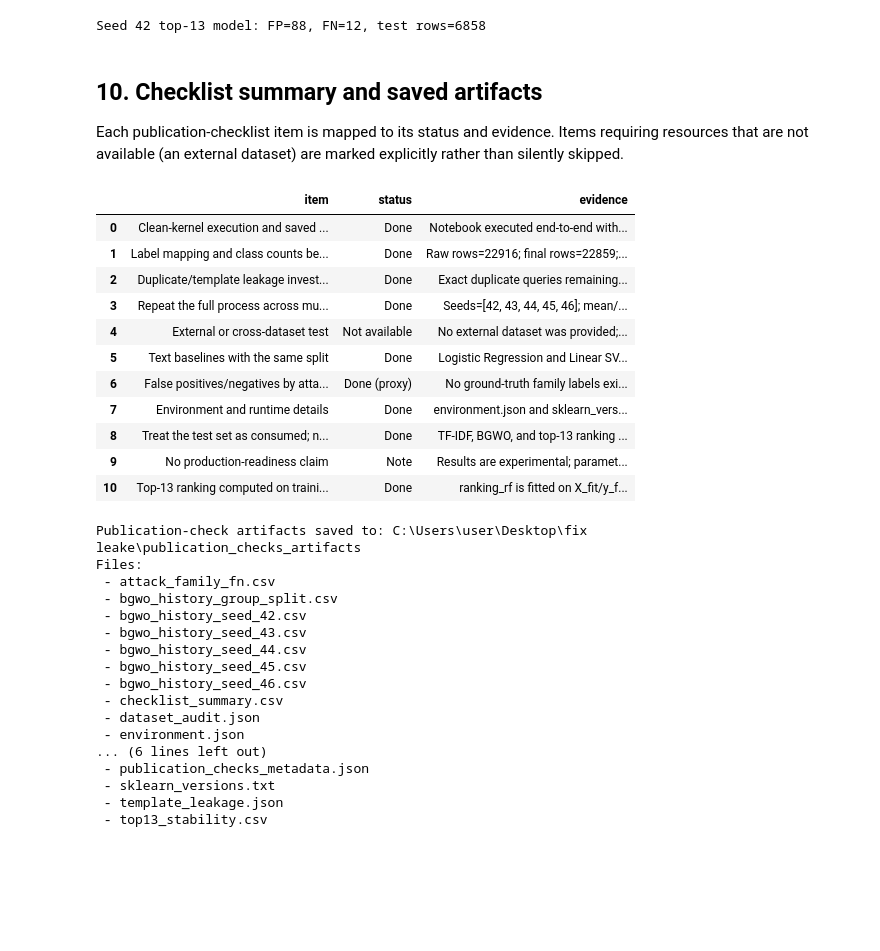
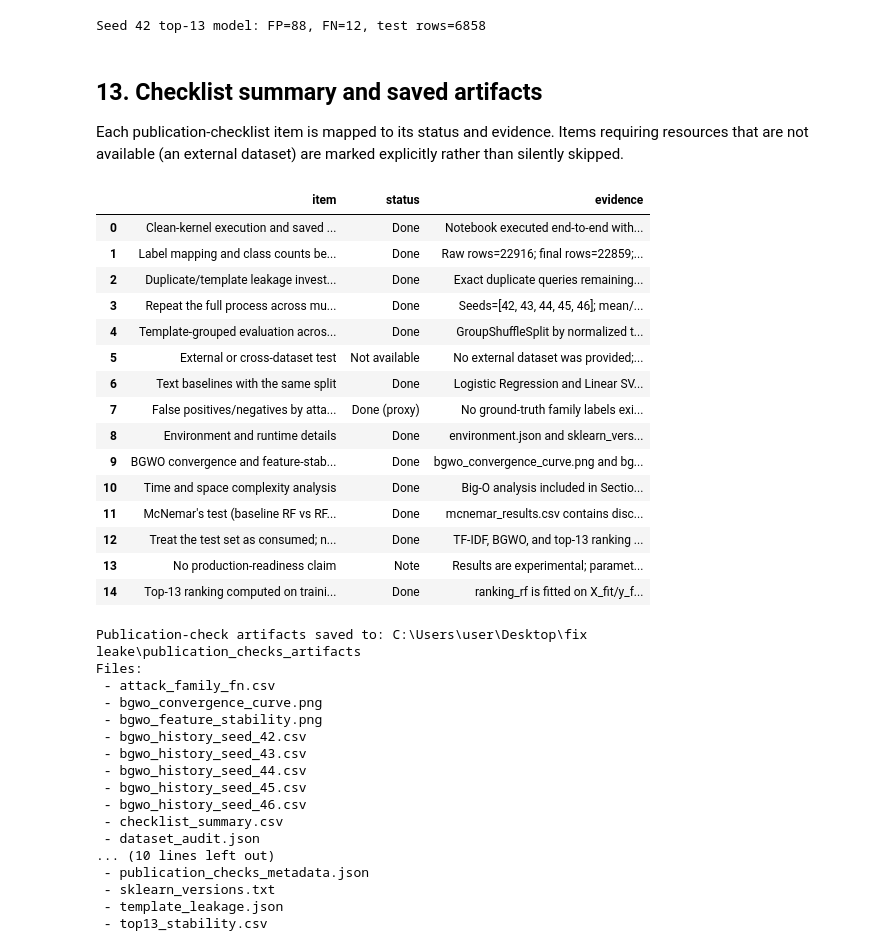
Before and after one commit to m-wasim-alwisi/rf_bgwo, a Jupyter notebook: RF_BGWO_Publication_Checks.ipynb, the cells around one changed output. Saved outputs shown, nothing was run; the diff lists cells and outputs as text; code cells hidden in the pictures; blank space fills up the shorter version.

```diff
--- a/RF_BGWO_Publication_Checks.ipynb
+++ b/RF_BGWO_Publication_Checks.ipynb
@@ -941,7 +1280,7 @@ print(
 | 19 | false_positive | benign | INSERT INTO arrow ( instant, expr... |
 Seed 42 top-13 model: FP=88, FN=12, test rows=6858
 # %% [markdown]
-## 10. Checklist summary and saved artifacts
+## 13. Checklist summary and saved artifacts
 
 Each publication-checklist item is mapped to its status and evidence. Items requiring resources that are not available (an external dataset) are marked explicitly rather than silently skipped.
 # %%
@@ -966,7 +1305,7 @@ checklist = pd.DataFrame([
         "evidence": (
             f"Exact duplicate queries remaining={audit['exact_duplicate_queries_remaining']}; "
             f"random-split test template overlap={leakage['random_split_test_template_overlap_pct']:.2f}%; "
-            "group-aware results saved in group_split_metrics.csv."
+            "five-seed group-aware results saved in group_multiseed_metrics.csv."
         ),
     },
     {
@@ -974,6 +1313,14 @@ checklist = pd.DataFrame([
         "status": "Done",
         "evidence": (
             f"Seeds={SEEDS}; mean/std and 95% CIs saved in multiseed_summary.csv."
+        ),
+    },
+    {
+        "item": "Template-grouped evaluation across five seeds",
+        "status": "Done",
+        "evidence": (
+            "GroupShuffleSplit by normalized templates with zero template overlap; "
+            "mean/std for every metric saved in group_multiseed_summary.csv."
         ),
     },
     {
@@ -1001,6 +1348,23 @@ checklist = pd.DataFrame([
         "item": "Environment and runtime details",
         "status": "Done",
         "evidence": "environment.json and sklearn_versions.txt saved.",
+    },
+    {
+        "item": "BGWO convergence and feature-stability figures",
+        "status": "Done",
+        "evidence": (
+            "bgwo_convergence_curve.png and bgwo_feature_stability.png saved at 300 DPI."
+        ),
+    },
+    {
+        "item": "Time and space complexity analysis",
+        "status": "Done",
+        "evidence": "Big-O analysis included in Section 10.",
+    },
+    {
+        "item": "McNemar's test (baseline RF vs RF + BGWO)",
+        "status": "Done",
+        "evidence": "mcnemar_results.csv contains discordant counts and p-values.",
     },
     {
         "item": "Treat the test set as consumed; no tuning on test",
@@ -1027,45 +1391,56 @@ checklist.to_csv(ARTIFACT_DIR / "checklist_summary.csv", index=False)
 display(checklist)
 
 metadata = {
     "dataset_path": str(DATA_PATH.resolve()),
     "seeds": SEEDS,
     "bgwo_population": BGWO_POPULATION,
     "bgwo_iterations": BGWO_ITERATIONS,
     "fitness_rf_trees": FITNESS_RF_TREES,
     "final_rf_trees": RF_TREES,
     "word_max_features": MAX_FEATURES,
     "word_ngram_range": list(NGRAM_RANGE),
     "char_max_features": CHAR_MAX_FEATURES,
     "top_k": TOP_K,
     "audit": audit,
     "template_leakage": leakage,
-    "group_split": group_result,
+    "group_multiseed": group_meta,
+    "group_multiseed_summary_rows": group_multiseed_summary.to_dict(orient="records"),
+    "mcnemar_results": mcnemar_results.to_dict(orient="records"),
+    "figures": [
+        "bgwo_convergence_curve.png",
+        "bgwo_feature_stability.png",
+    ],
     "environment": env,
 }
 with open(ARTIFACT_DIR / "publication_checks_metadata.json", "w", encoding="utf-8") as f:
     json.dump(metadata, f, indent=2, ensure_ascii=False)
 
 print("Publication-check artifacts saved to:", ARTIFACT_DIR.resolve())
 print("Files:")
 for path in sorted(ARTIFACT_DIR.iterdir()):
     print(" -", path.name)
 # %% [output]
 |  | item | status | evidence |
 | 0 | Clean-kernel execution and saved ... | Done | Notebook executed end-to-end with... |
 | 1 | Label mapping and class counts be... | Done | Raw rows=22916; final rows=22859;... |
 | 2 | Duplicate/template leakage invest... | Done | Exact duplicate queries remaining... |
 | 3 | Repeat the full process across mu... | Done | Seeds=[42, 43, 44, 45, 46]; mean/... |
-| 4 | External or cross-dataset test | Not available | No external dataset was provided;... |
-| 5 | Text baselines with the same split | Done | Logistic Regression and Linear SV... |
-| 6 | False positives/negatives by atta... | Done (proxy) | No ground-truth family labels exi... |
-| 7 | Environment and runtime details | Done | environment.json and sklearn_vers... |
-| 8 | Treat the test set as consumed; n... | Done | TF-IDF, BGWO, and top-13 ranking ... |
-| 9 | No production-readiness claim | Note | Results are experimental; paramet... |
-| 10 | Top-13 ranking computed on traini... | Done | ranking_rf is fitted on X_fit/y_f... |
+| 4 | Template-grouped evaluation acros... | Done | GroupShuffleSplit by normalized t... |
+| 5 | External or cross-dataset test | Not available | No external dataset was provided;... |
+| 6 | Text baselines with the same split | Done | Logistic Regression and Linear SV... |
+| 7 | False positives/negatives by atta... | Done (proxy) | No ground-truth family labels exi... |
+| 8 | Environment and runtime details | Done | environment.json and sklearn_vers... |
+| 9 | BGWO convergence and feature-stab... | Done | bgwo_convergence_curve.png and bg... |
+| 10 | Time and space complexity analysis | Done | Big-O analysis included in Sectio... |
+| 11 | McNemar's test (baseline RF vs RF... | Done | mcnemar_results.csv contains disc... |
+| 12 | Treat the test set as consumed; n... | Done | TF-IDF, BGWO, and top-13 ranking ... |
+| 13 | No production-readiness claim | Note | Results are experimental; paramet... |
+| 14 | Top-13 ranking computed on traini... | Done | ranking_rf is fitted on X_fit/y_f... |
 Publication-check artifacts saved to: C:\Users\user\Desktop\fix leake\publication_checks_artifacts
 Files:
  - attack_family_fn.csv
- - bgwo_history_group_split.csv
+ - bgwo_convergence_curve.png
+ - bgwo_feature_stability.png
  - bgwo_history_seed_42.csv
  - bgwo_history_seed_43.csv
  - bgwo_history_seed_44.csv
@@ -1073,8 +1448,7 @@ Files:
  - bgwo_history_seed_46.csv
  - checklist_summary.csv
  - dataset_audit.json
- - environment.json
-... (6 lines left out)
+... (10 lines left out)
  - publication_checks_metadata.json
  - sklearn_versions.txt
  - template_leakage.json
```
Also changed, not shown: parts of 13 cells of this notebook, 10 other files.
